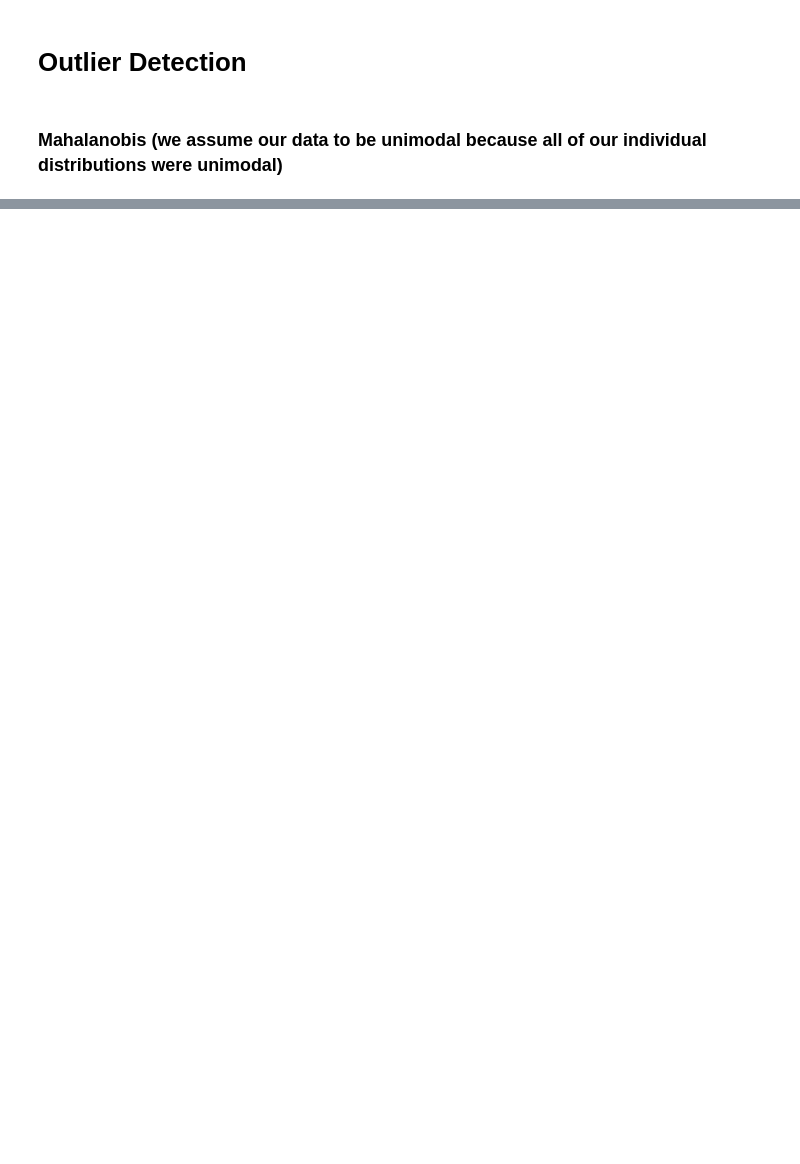
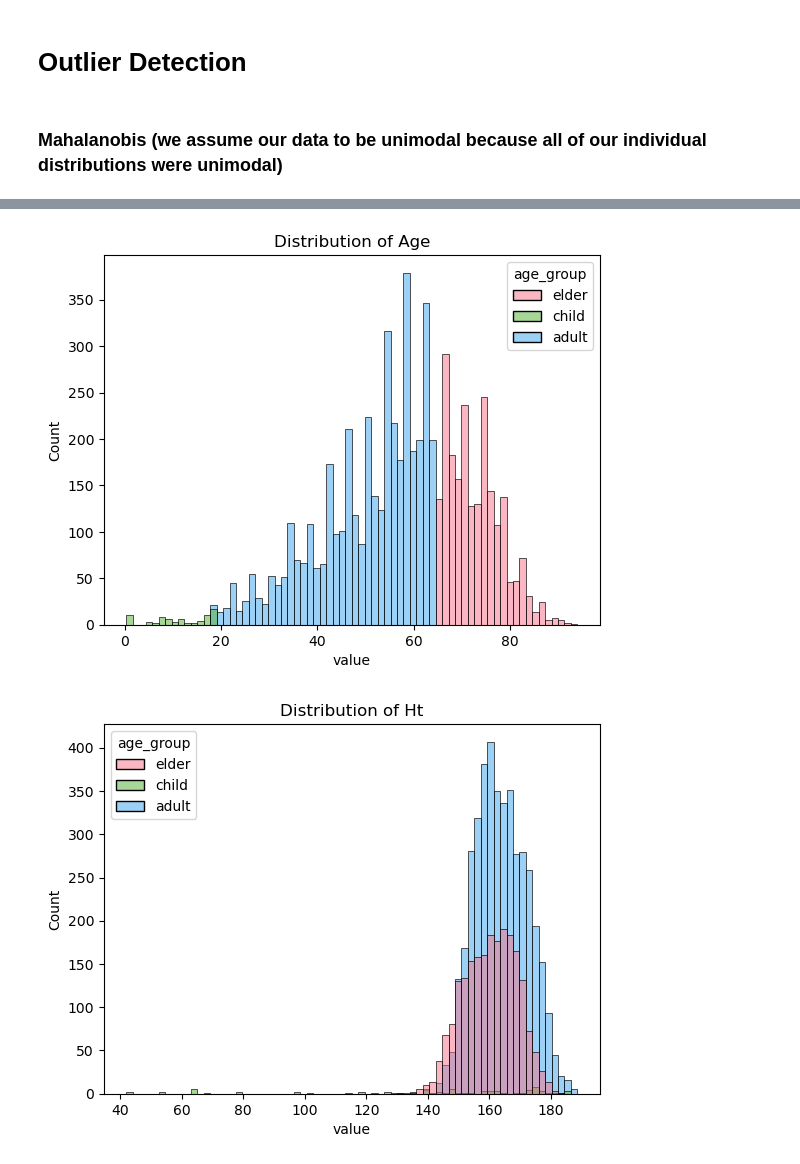
Before and after one commit to juliatompkins/surgical_critical_event_prediction, a Jupyter notebook: Mid-Semester Report.ipynb, the cells around one changed output, grey strips where cells are left out. Saved outputs shown, nothing was run; the diff lists cells and outputs as text; code cells hidden in the pictures; blank space fills up the shorter version.

Commit message:
new data

```diff
--- a/Mid-Semester Report.ipynb
+++ b/Mid-Semester Report.ipynb
@@ -110,5 +155,5 @@ for var in ['Age','Ht','Wt','OR_time','Surgery_time']:
 # %%
-for var in ['Age','Ht','Wt','Sex','OR_time','Surgery_time']:
+for var in ['Age','Ht','Wt','Sex','OP_time']:
     print(f'For variable {var}:')
     if var=='Sex':
         print(f'mode={stats.mode(info_new[var]).mode[0]}')
@@ -145,7 +192,7 @@ sns.heatmap(cor_mat,cmap='coolwarm',annot=True)
 # %% [markdown]
 ### Mahalanobis (we assume our data to be unimodal because all of our individual distributions were unimodal)
 # %%
-num_data = info_new[['Age','Ht','Wt','Sex','OR_time','Surgery_time']]
+num_data = info_new[['Age','Ht','Wt','Sex','OP_time']]
 mu = list(np.mean(num_data))
 iv = np.linalg.inv(num_data.cov())
 # %%
@@ -175,0 +223,17 @@ sns.heatmap(cor_mat_new,cmap='coolwarm',annot=True)
+# %%
+# Stratifying by age
+
+info_new['age_group'] = info_new['Age'].apply(lambda x: 'child' if x < 19 else ('elder' if x > 64 else 'adult'))
+
+for var in ['Age','Ht','Wt','OP_time']:
+    to_plot = info_new.melt(id_vars='age_group', value_vars=var, var_name='variable', value_name='value')
+    to_plot['age_group'] = pd.Categorical(to_plot['age_group'], categories=reversed(sorted(to_plot['age_group'].unique())), ordered=True)
+    palette = sns.color_palette("husl", n_colors=len(to_plot['age_group'].unique()))
+
+    plt.figure()
+    sns.histplot(data=to_plot, x='value', hue='age_group', multiple='layer', bins=70, alpha=0.5, palette=palette)
+    plt.title(f'Distribution of {var}')
+    plt.show()
+# %% [output]
+[figure, added]
+[figure, added]
```
Also changed, not shown: parts of 15 cells of this notebook.
